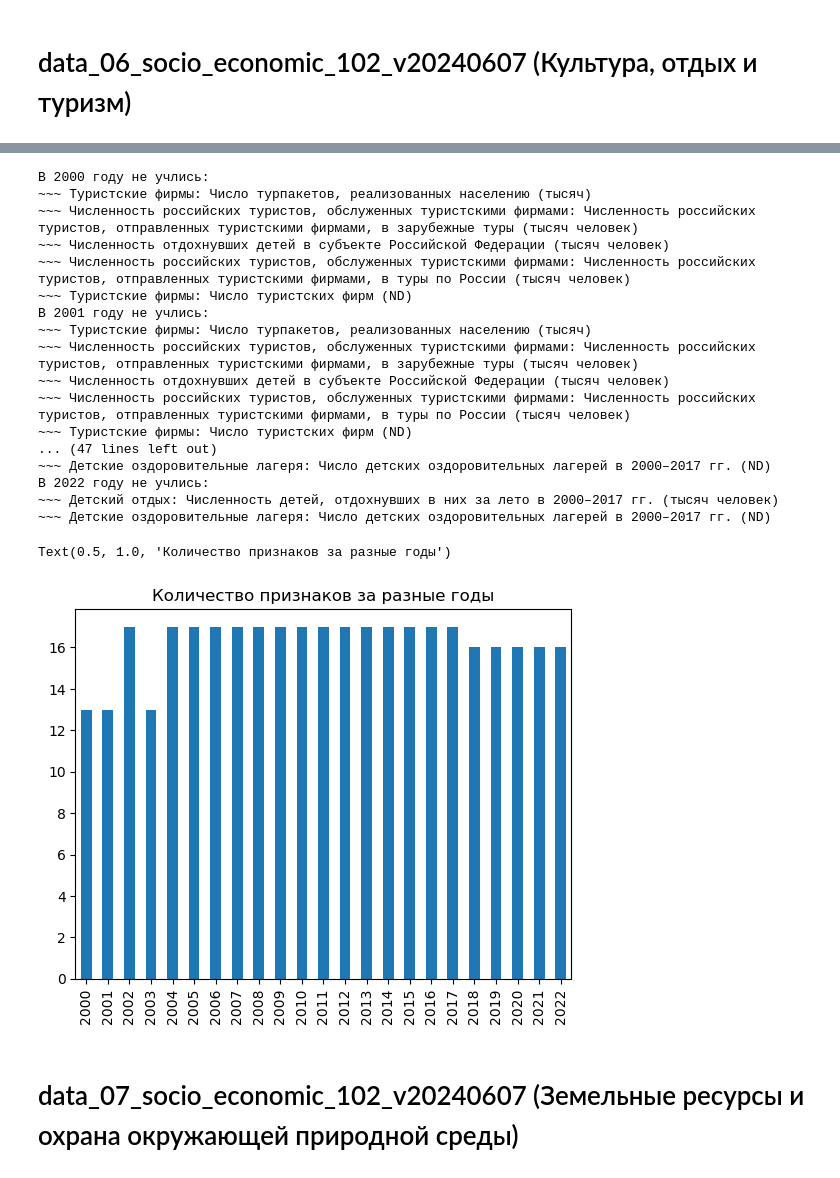
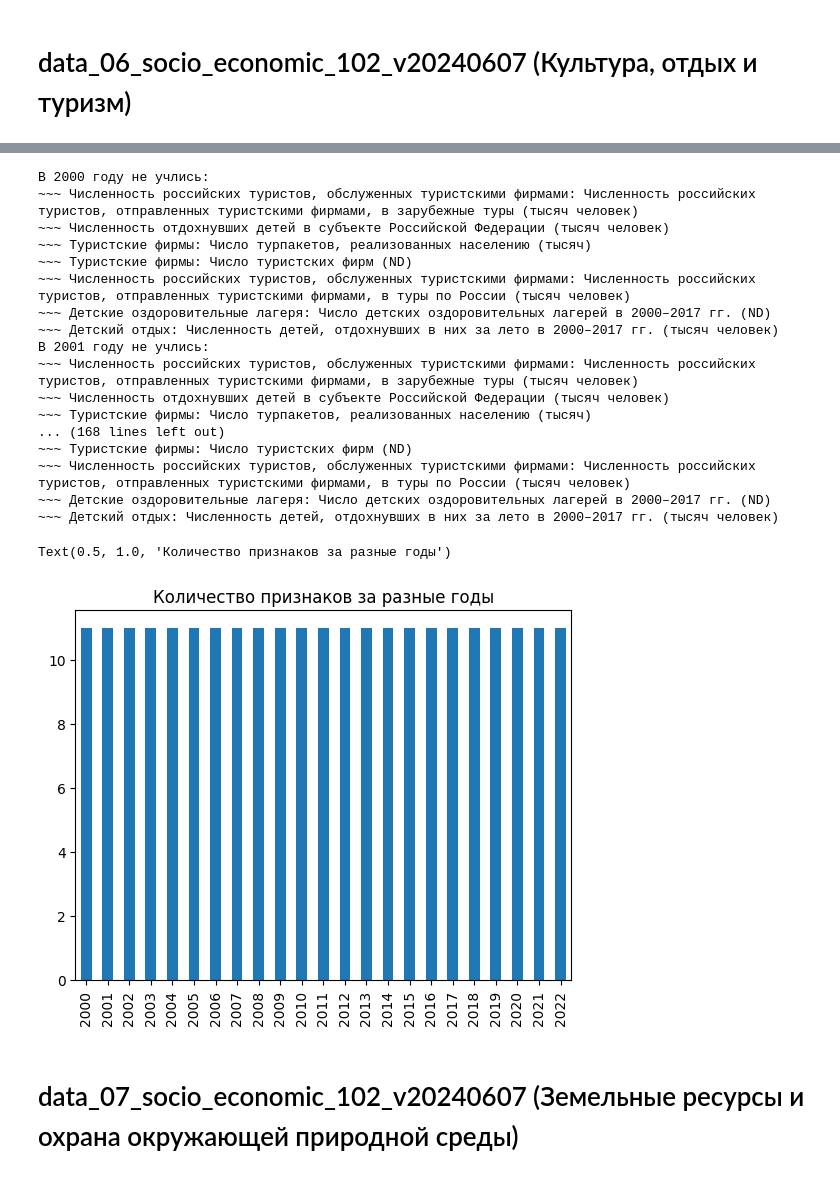
Before and after one commit to KoRoJIeBu4/CBPW, a Jupyter notebook: CBPW_sandbox.ipynb, the cells around one changed output, grey strips where cells are left out. Saved outputs shown, nothing was run; the diff lists cells and outputs as text; code cells hidden in the pictures.

```diff
--- a/CBPW_sandbox.ipynb
+++ b/CBPW_sandbox.ipynb
@@ -493,41 +502,47 @@ for key in Культура_отдых_и_туризм.keys():
     for feature_name in sorted(current_df['feature_name'].unique()):
         new_df[feature_name] = pd.merge(left=new_df, right=current_df[current_df['feature_name'] == feature_name], on='object_name', how='right')['indicator_value']
 
     # проверка, что все регионы были включены
     assert(len(new_df) == 96)
     Культура_отдых_и_туризм[key] = new_df
 
 total = set()
 for key in Культура_отдых_и_туризм.keys():
     total.update(set(Культура_отдых_и_туризм[key].columns))
 
+intersection = total
 for key in Культура_отдых_и_туризм.keys():
+    intersection = intersection.intersection(set(Культура_отдых_и_туризм[key].columns))
+
+
+for key in Культура_отдых_и_туризм.keys():
+    Культура_отдых_и_туризм[key] = Культура_отдых_и_туризм[key][list(intersection)]
     print(f"В {key} году не учлись:")
     for feature in total.difference(set(Культура_отдых_и_туризм[key].columns)):
         print(f"~~~ {feature}")
 
 pd.Series({year : len(Культура_отдых_и_туризм[year].columns) - 3 for year in Культура_отдых_и_туризм.keys()}).plot(kind='bar')
 plt.title('Количество признаков за разные годы')
 # %% [output]
 В 2000 году не учлись:
-~~~ Туристские фирмы: Число турпакетов, реализованных населению (тысяч)
 ~~~ Численность российских туристов, обслуженных туристскими фирмами: Численность российских туристов, отправленных туристскими фирмами, в зарубежные туры (тысяч человек)
 ~~~ Численность отдохнувших детей в субъекте Российской Федерации (тысяч человек)
+~~~ Туристские фирмы: Число турпакетов, реализованных населению (тысяч)
+~~~ Туристские фирмы: Число туристских фирм (ND)
 ~~~ Численность российских туристов, обслуженных туристскими фирмами: Численность российских туристов, отправленных туристскими фирмами, в туры по России (тысяч человек)
-~~~ Туристские фирмы: Число туристских фирм (ND)
+~~~ Детские оздоровительные лагеря: Число детских оздоровительных лагерей в 2000‒2017 гг. (ND)
+~~~ Детский отдых: Численность детей, отдохнувших в них за лето в 2000‒2017 гг. (тысяч человек)
 В 2001 году не учлись:
-~~~ Туристские фирмы: Число турпакетов, реализованных населению (тысяч)
 ~~~ Численность российских туристов, обслуженных туристскими фирмами: Численность российских туристов, отправленных туристскими фирмами, в зарубежные туры (тысяч человек)
 ~~~ Численность отдохнувших детей в субъекте Российской Федерации (тысяч человек)
+~~~ Туристские фирмы: Число турпакетов, реализованных населению (тысяч)
+... (168 lines left out)
+~~~ Туристские фирмы: Число туристских фирм (ND)
 ~~~ Численность российских туристов, обслуженных туристскими фирмами: Численность российских туристов, отправленных туристскими фирмами, в туры по России (тысяч человек)
-~~~ Туристские фирмы: Число туристских фирм (ND)
-... (47 lines left out)
 ~~~ Детские оздоровительные лагеря: Число детских оздоровительных лагерей в 2000‒2017 гг. (ND)
-В 2022 году не учлись:
 ~~~ Детский отдых: Численность детей, отдохнувших в них за лето в 2000‒2017 гг. (тысяч человек)
-~~~ Детские оздоровительные лагеря: Число детских оздоровительных лагерей в 2000‒2017 гг. (ND)
 Text(0.5, 1.0, 'Количество признаков за разные годы')
-[figure, old version]
+[figure, new version]
 # %% [markdown]
 # data_07_socio_economic_102_v20240607 (Земельные ресурсы и охрана окружающей природной среды)
 # %%
```
Also changed, not shown: parts of 35 cells of this notebook.
